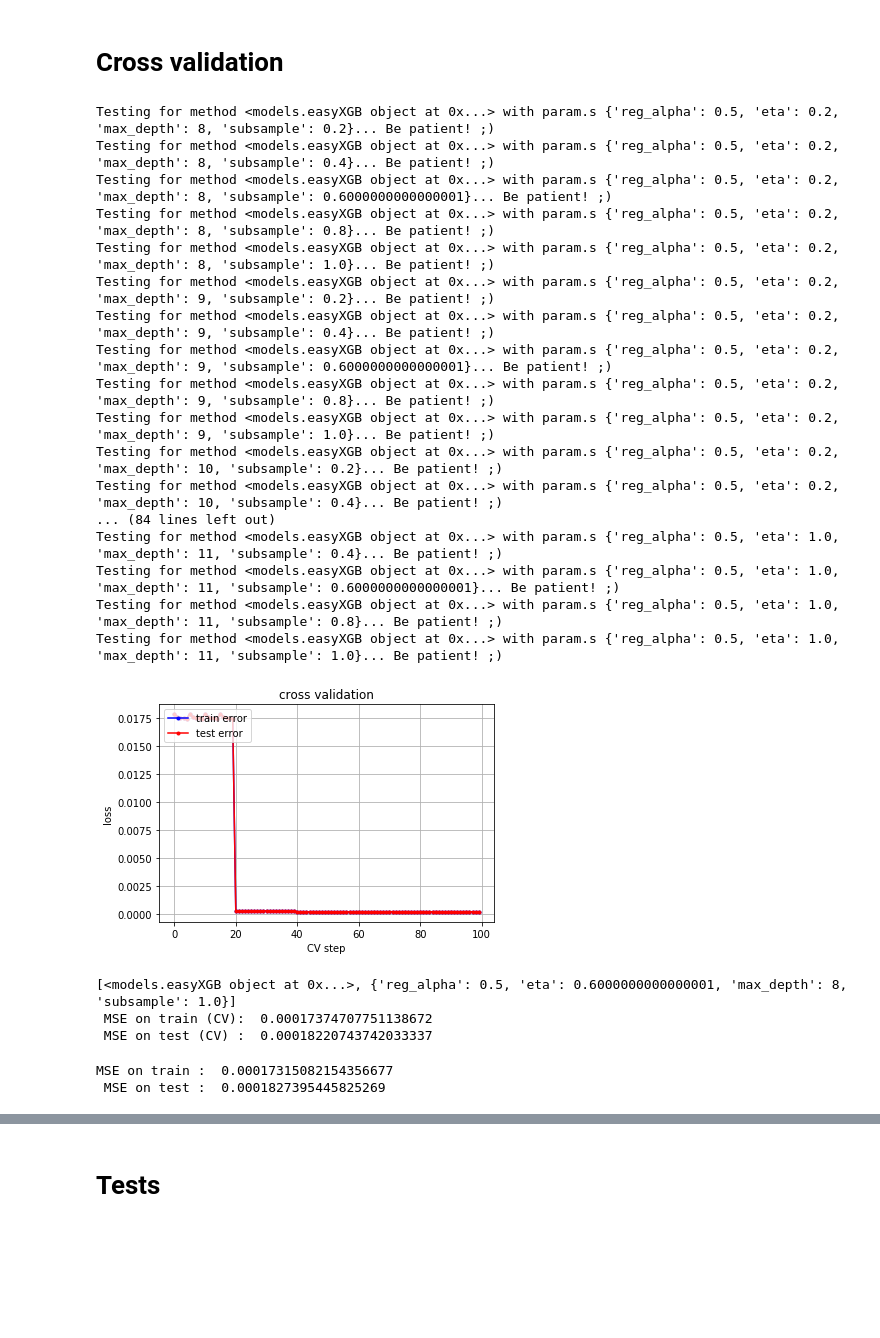
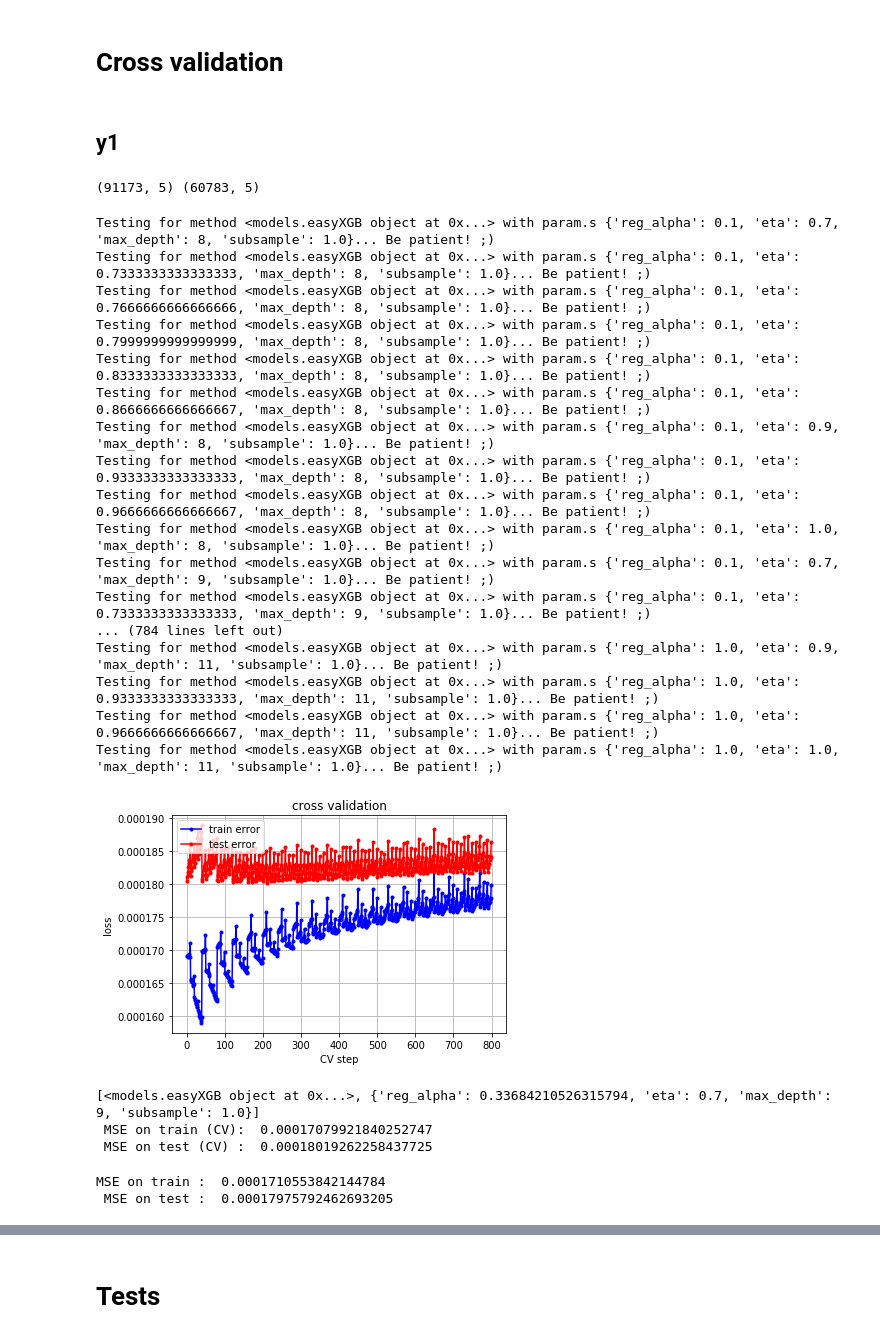
Before and after one commit to WilliamCappelletti/ML_CS433_project2, a Jupyter notebook: src/William_Notebook.ipynb, the cells around one changed output, grey strips where cells are left out. Drawn from its saved outputs; the diff is of its cells as text; code cells hidden in the pictures; blank space fills up the shorter version.

Commit message:
CrossValidate parameters

```diff
--- a/src/William_Notebook.ipynb
+++ b/src/William_Notebook.ipynb
@@ -271,41 +270,50 @@ easyXGBReg = easyXGB()
 easyXGBReg.set_params(tree_method = 'gpu_hist')
 # easyXGBReg.fit(X_train, y1_train)
 # %%
-methods = [[easyXGBReg, [{'reg_alpha': 0.5, 'eta': i, 'max_depth': j, 'subsample': k}
-                         for i in np.linspace(0.2,1.,num=5) for j in range(8,12,1) for k in np.linspace(0.7,1.0,num=4)]]]
+methods = [[easyXGBReg, [{'reg_alpha': i, 'eta': k, 'max_depth': j, 'subsample': 1.0}
+                         for i in np.linspace(0.85,1.,num=4) for j in range(1,10,1)
+                         for k in np.linspace(0.5,0.7,num=5)]]]
+# %% [markdown]
+## y1
+# %%
+X_train, X_test, y1_train, y1_test = train_test_split(X, y1, test_size=0.4)
+print(X_train.shape, X_test.shape)
+y1_train, y1_test = y1_train.values, y1_test.values
+# %% [output]
+(91173, 5) (60783, 5)
 # %%
 loss_tr, loss_te, method = multi_cross_validation(X_train, y1_train,
-                                                  methods=methods, k_fold=2, seed=np.random.randint(1000))
+                                                  methods=methods, k_fold=7, seed=np.random.randint(1000))
 # %% [output]
-Testing for method <models.easyXGB object at 0x...> with param.s {'reg_alpha': 0.5, 'eta': 0.2, 'max_depth': 8, 'subsample': 0.2}... Be patient! ;)
-Testing for method <models.easyXGB object at 0x...> with param.s {'reg_alpha': 0.5, 'eta': 0.2, 'max_depth': 8, 'subsample': 0.4}... Be patient! ;)
-Testing for method <models.easyXGB object at 0x...> with param.s {'reg_alpha': 0.5, 'eta': 0.2, 'max_depth': 8, 'subsample': 0.6000000000000001}... Be patient! ;)
-Testing for method <models.easyXGB object at 0x...> with param.s {'reg_alpha': 0.5, 'eta': 0.2, 'max_depth': 8, 'subsample': 0.8}... Be patient! ;)
-Testing for method <models.easyXGB object at 0x...> with param.s {'reg_alpha': 0.5, 'eta': 0.2, 'max_depth': 8, 'subsample': 1.0}... Be patient! ;)
-Testing for method <models.easyXGB object at 0x...> with param.s {'reg_alpha': 0.5, 'eta': 0.2, 'max_depth': 9, 'subsample': 0.2}... Be patient! ;)
-Testing for method <models.easyXGB object at 0x...> with param.s {'reg_alpha': 0.5, 'eta': 0.2, 'max_depth': 9, 'subsample': 0.4}... Be patient! ;)
-Testing for method <models.easyXGB object at 0x...> with param.s {'reg_alpha': 0.5, 'eta': 0.2, 'max_depth': 9, 'subsample': 0.6000000000000001}... Be patient! ;)
-Testing for method <models.easyXGB object at 0x...> with param.s {'reg_alpha': 0.5, 'eta': 0.2, 'max_depth': 9, 'subsample': 0.8}... Be patient! ;)
-Testing for method <models.easyXGB object at 0x...> with param.s {'reg_alpha': 0.5, 'eta': 0.2, 'max_depth': 9, 'subsample': 1.0}... Be patient! ;)
-Testing for method <models.easyXGB object at 0x...> with param.s {'reg_alpha': 0.5, 'eta': 0.2, 'max_depth': 10, 'subsample': 0.2}... Be patient! ;)
-Testing for method <models.easyXGB object at 0x...> with param.s {'reg_alpha': 0.5, 'eta': 0.2, 'max_depth': 10, 'subsample': 0.4}... Be patient! ;)
-... (84 lines left out)
-Testing for method <models.easyXGB object at 0x...> with param.s {'reg_alpha': 0.5, 'eta': 1.0, 'max_depth': 11, 'subsample': 0.4}... Be patient! ;)
-Testing for method <models.easyXGB object at 0x...> with param.s {'reg_alpha': 0.5, 'eta': 1.0, 'max_depth': 11, 'subsample': 0.6000000000000001}... Be patient! ;)
-Testing for method <models.easyXGB object at 0x...> with param.s {'reg_alpha': 0.5, 'eta': 1.0, 'max_depth': 11, 'subsample': 0.8}... Be patient! ;)
-Testing for method <models.easyXGB object at 0x...> with param.s {'reg_alpha': 0.5, 'eta': 1.0, 'max_depth': 11, 'subsample': 1.0}... Be patient! ;)
+Testing for method <models.easyXGB object at 0x...> with param.s {'reg_alpha': 0.1, 'eta': 0.7, 'max_depth': 8, 'subsample': 1.0}... Be patient! ;)
+Testing for method <models.easyXGB object at 0x...> with param.s {'reg_alpha': 0.1, 'eta': 0.7333333333333333, 'max_depth': 8, 'subsample': 1.0}... Be patient! ;)
+Testing for method <models.easyXGB object at 0x...> with param.s {'reg_alpha': 0.1, 'eta': 0.7666666666666666, 'max_depth': 8, 'subsample': 1.0}... Be patient! ;)
+Testing for method <models.easyXGB object at 0x...> with param.s {'reg_alpha': 0.1, 'eta': 0.7999999999999999, 'max_depth': 8, 'subsample': 1.0}... Be patient! ;)
+Testing for method <models.easyXGB object at 0x...> with param.s {'reg_alpha': 0.1, 'eta': 0.8333333333333333, 'max_depth': 8, 'subsample': 1.0}... Be patient! ;)
+Testing for method <models.easyXGB object at 0x...> with param.s {'reg_alpha': 0.1, 'eta': 0.8666666666666667, 'max_depth': 8, 'subsample': 1.0}... Be patient! ;)
+Testing for method <models.easyXGB object at 0x...> with param.s {'reg_alpha': 0.1, 'eta': 0.9, 'max_depth': 8, 'subsample': 1.0}... Be patient! ;)
+Testing for method <models.easyXGB object at 0x...> with param.s {'reg_alpha': 0.1, 'eta': 0.9333333333333333, 'max_depth': 8, 'subsample': 1.0}... Be patient! ;)
+Testing for method <models.easyXGB object at 0x...> with param.s {'reg_alpha': 0.1, 'eta': 0.9666666666666667, 'max_depth': 8, 'subsample': 1.0}... Be patient! ;)
+Testing for method <models.easyXGB object at 0x...> with param.s {'reg_alpha': 0.1, 'eta': 1.0, 'max_depth': 8, 'subsample': 1.0}... Be patient! ;)
+Testing for method <models.easyXGB object at 0x...> with param.s {'reg_alpha': 0.1, 'eta': 0.7, 'max_depth': 9, 'subsample': 1.0}... Be patient! ;)
+Testing for method <models.easyXGB object at 0x...> with param.s {'reg_alpha': 0.1, 'eta': 0.7333333333333333, 'max_depth': 9, 'subsample': 1.0}... Be patient! ;)
+... (784 lines left out)
+Testing for method <models.easyXGB object at 0x...> with param.s {'reg_alpha': 1.0, 'eta': 0.9, 'max_depth': 11, 'subsample': 1.0}... Be patient! ;)
+Testing for method <models.easyXGB object at 0x...> with param.s {'reg_alpha': 1.0, 'eta': 0.9333333333333333, 'max_depth': 11, 'subsample': 1.0}... Be patient! ;)
+Testing for method <models.easyXGB object at 0x...> with param.s {'reg_alpha': 1.0, 'eta': 0.9666666666666667, 'max_depth': 11, 'subsample': 1.0}... Be patient! ;)
+Testing for method <models.easyXGB object at 0x...> with param.s {'reg_alpha': 1.0, 'eta': 1.0, 'max_depth': 11, 'subsample': 1.0}... Be patient! ;)
-[figure, old version]
+[figure, new version]
 # %%
 print(method, '\n MSE on train (CV): ', loss_tr, '\n MSE on test (CV) : ', loss_te)
 # %% [output]
-[<models.easyXGB object at 0x...>, {'reg_alpha': 0.5, 'eta': 0.6000000000000001, 'max_depth': 8, 'subsample': 1.0}]
- MSE on train (CV):  0.00017374707751138672
- MSE on test (CV) :  0.00018220743742033337
+[<models.easyXGB object at 0x...>, {'reg_alpha': 0.33684210526315794, 'eta': 0.7, 'max_depth': 9, 'subsample': 1.0}]
+ MSE on train (CV):  0.00017079921840252747
+ MSE on test (CV) :  0.00018019262258437725
 # %%
-easyXGBReg.fit(X_train, y1_train)
+easyXGBReg.fit(X_train, y1_train,  **method[1])
 
 print('MSE on train : ', easyXGBReg.score(X_train, y1_train), '\n',
      'MSE on test : ', easyXGBReg.score(X_test, y1_test))
 # %% [output]
-MSE on train :  0.00017315082154356677
- MSE on test :  0.0001827395445825269
+MSE on train :  0.0001710553842144784
+ MSE on test :  0.00017975792462693205
```
Also changed, not shown: parts of 19 cells of this notebook, 1 other file.
